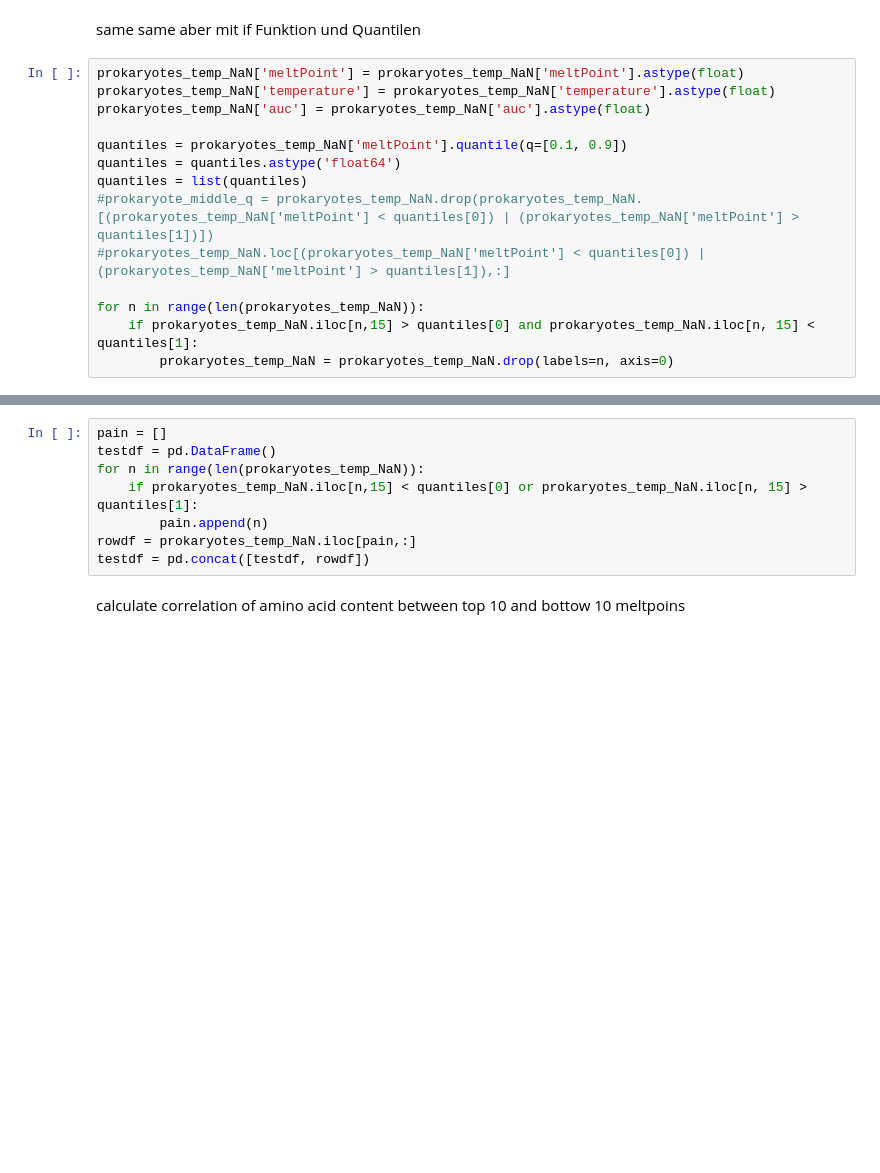
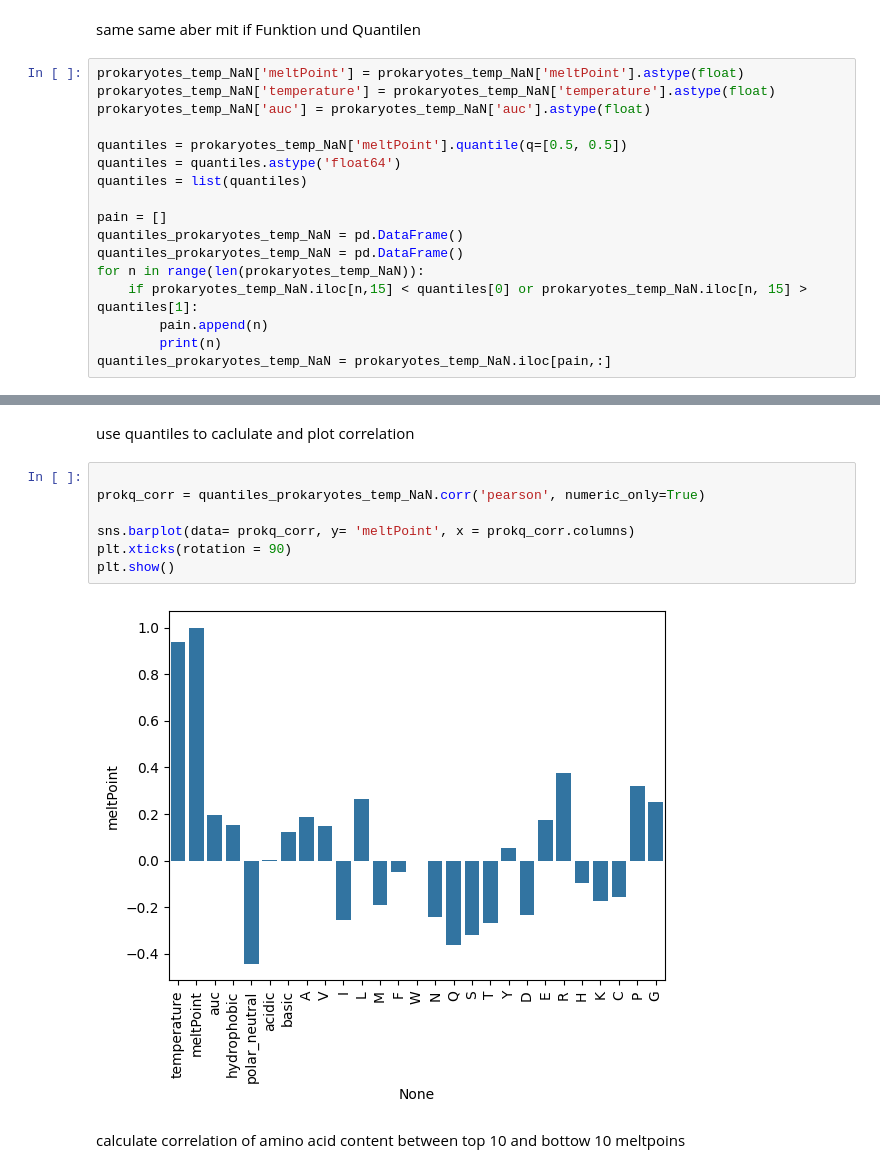
Before and after one commit to datascience-mobi-2024/topic04_02, a Jupyter notebook: primary_structure.ipynb, the cells around one changed output, grey strips where cells are left out. Saved outputs shown, nothing was run; the diff lists cells and outputs as text; blank space fills up the shorter version.

Commit message:
quanitles #fixed #pain

```diff
--- a/primary_structure.ipynb
+++ b/primary_structure.ipynb
@@ -109,13 +109,16 @@ prokaryotes_temp_NaN['meltPoint'] = prokaryotes_temp_NaN['meltPoint'].astype(flo
 prokaryotes_temp_NaN['temperature'] = prokaryotes_temp_NaN['temperature'].astype(float)
 prokaryotes_temp_NaN['auc'] = prokaryotes_temp_NaN['auc'].astype(float)
 
-quantiles = prokaryotes_temp_NaN['meltPoint'].quantile(q=[0.1, 0.9])
+quantiles = prokaryotes_temp_NaN['meltPoint'].quantile(q=[0.5, 0.5])
 quantiles = quantiles.astype('float64')
 quantiles = list(quantiles)
-#prokaryote_middle_q = prokaryotes_temp_NaN.drop(prokaryotes_temp_NaN.[(prokaryotes_temp_NaN['meltPoint'] < quantiles[0]) | (prokaryotes_temp_NaN['meltPoint'] > quantiles[1])])
-#prokaryotes_temp_NaN.loc[(prokaryotes_temp_NaN['meltPoint'] < quantiles[0]) | (prokaryotes_temp_NaN['meltPoint'] > quantiles[1]),:]
 
+pain = []
+quantiles_prokaryotes_temp_NaN = pd.DataFrame()
+quantiles_prokaryotes_temp_NaN = pd.DataFrame()
 for n in range(len(prokaryotes_temp_NaN)):
-    if prokaryotes_temp_NaN.iloc[n,15] > quantiles[0] and prokaryotes_temp_NaN.iloc[n, 15] < quantiles[1]:
-        prokaryotes_temp_NaN = prokaryotes_temp_NaN.drop(labels=n, axis=0)
+    if prokaryotes_temp_NaN.iloc[n,15] < quantiles[0] or prokaryotes_temp_NaN.iloc[n, 15] > quantiles[1]:
+        pain.append(n)
+        print(n)
+quantiles_prokaryotes_temp_NaN = prokaryotes_temp_NaN.iloc[pain,:]
 # %% [output]
@@ -138,11 +157,14 @@ KeyError: '[980] not found in axis'
-# %%
-pain = []
-testdf = pd.DataFrame()
-for n in range(len(prokaryotes_temp_NaN)):
-    if prokaryotes_temp_NaN.iloc[n,15] < quantiles[0] or prokaryotes_temp_NaN.iloc[n, 15] > quantiles[1]:
-        pain.append(n)
-rowdf = prokaryotes_temp_NaN.iloc[pain,:]
-testdf = pd.concat([testdf, rowdf])
+# %% [markdown]
+use quantiles to caclulate and plot correlation
+# %%
+
+prokq_corr = quantiles_prokaryotes_temp_NaN.corr('pearson', numeric_only=True)
+
+sns.barplot(data= prokq_corr, y= 'meltPoint', x = prokq_corr.columns)
+plt.xticks(rotation = 90)
+plt.show()
+# %% [output]
+[figure, added]
 # %% [markdown]
 calculate correlation of amino acid content between top 10 and bottow 10 meltpoins
 # %%
```
Also changed, not shown: parts of 1 cell of this notebook.
